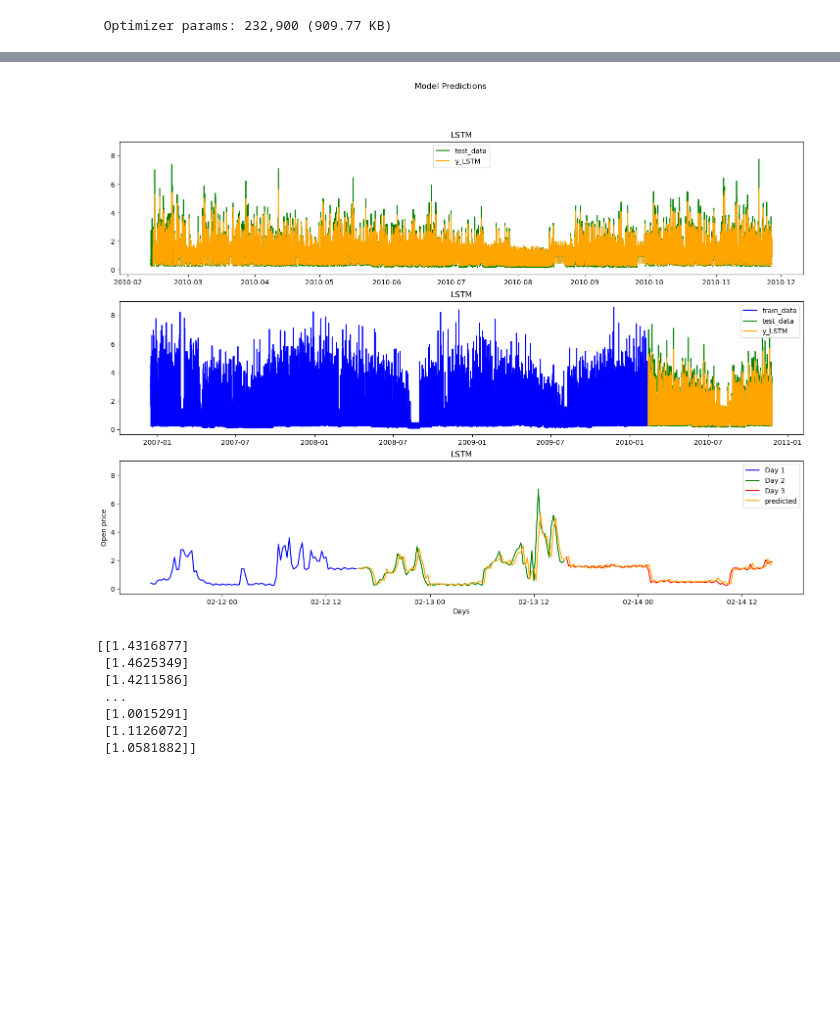
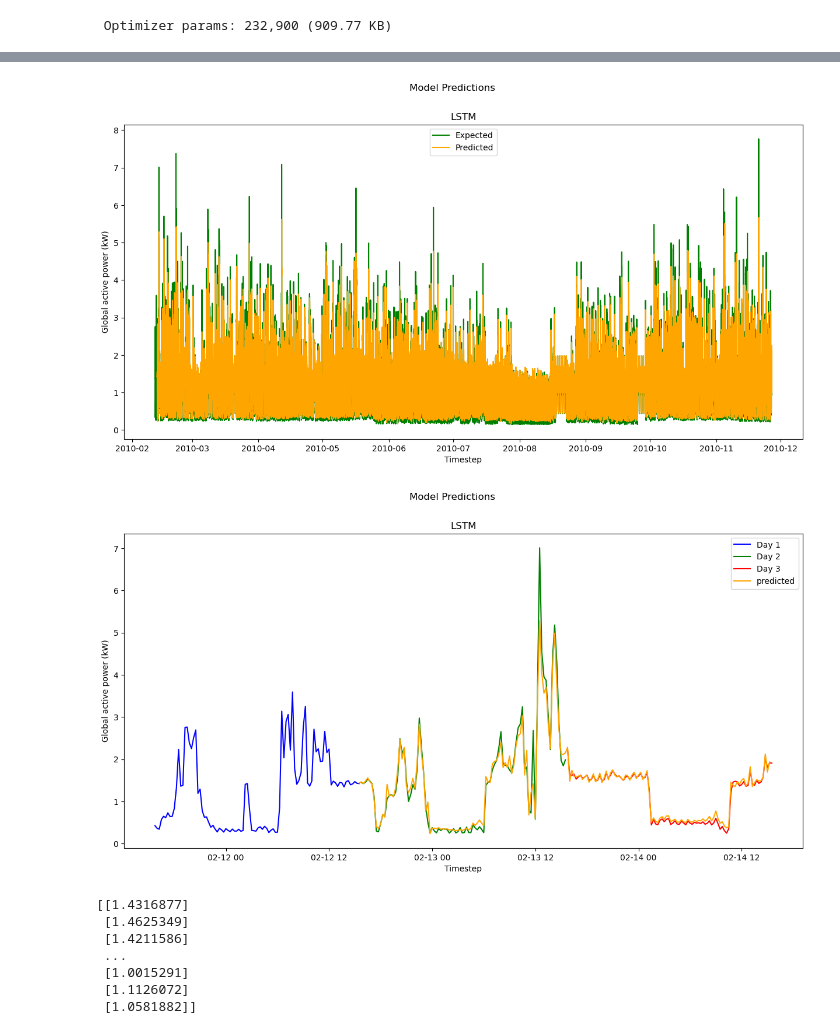
Before and after one commit to Mitchthesupermitch/cs172b-project, a Jupyter notebook: oneFeatureLSTM.ipynb, the cells around one changed output, grey strips where cells are left out. Saved outputs shown, nothing was run; the diff lists cells and outputs as text; code cells hidden in the pictures; blank space fills up the shorter version.

Commit message:
made some changes to oneFeatureLSTM

```diff
--- a/oneFeatureLSTM.ipynb
+++ b/oneFeatureLSTM.ipynb
@@ -269,33 +279,33 @@ Test RMSE: 0.4532959906502231, Test MAE: 0.2744275204037485, Test R squared scor
+# %%
+fig, axs = plt.subplots(figsize =(15,7))
+fig.suptitle('Model Predictions')
+
+axs.plot(test.index, test.Global_active_power, label = "Expected", color = "g")
+axs.plot(test.index[96:], y_LSTM_O, label = "Predicted", color = "orange")
+axs.legend()
+axs.title.set_text("LSTM")
+plt.xlabel("Timestep")
+plt.ylabel("Global active power (kW)")
+
+plt.show()
+# %% [output]
+[figure, added]
 # %%
+fig, axs = plt.subplots(figsize =(15,7))
+fig.suptitle('Model Predictions')
+axs.plot(test.index[:96], test.Global_active_power[:96], label = "Day 1", color = "blue")
+axs.plot(test.index[96:192], test.Global_active_power[96:192], label = "Day 2", color = "g")
+axs.plot(test.index[192:288], test.Global_active_power[192:288], label = "Day 3", color = "red")
 
-fig, axs = plt.subplots(3,figsize =(18,12),sharex=False, sharey=True)
-fig.suptitle('Model Predictions')
-
-#Plot for LSTM predictions
-axs[1].plot(train.index, train.Global_active_power, label = "train_data", color = "b")
-axs[1].plot(test.index, test.Global_active_power, label = "test_data", color = "g")
-axs[1].plot(test.index[96:], y_LSTM_O, label = "y_LSTM", color = "orange")
-axs[1].legend()
-axs[1].title.set_text("LSTM")
-axs[0].plot(test.index, test.Global_active_power, label = "test_data", color = "g")
-axs[0].plot(test.index[96:], y_LSTM_O, label = "y_LSTM", color = "orange")
-axs[0].legend()
-axs[0].title.set_text("LSTM")
-
-axs[2].plot(test.index[:96], test.Global_active_power[:96], label = "Day 1", color = "blue")
-axs[2].plot(test.index[96:192], test.Global_active_power[96:192], label = "Day 2", color = "g")
-axs[2].plot(test.index[192:288], test.Global_active_power[192:288], label = "Day 3", color = "red")
-
-axs[2].plot(test.index[96:288], y_LSTM_O[:192], label = "predicted", color = "orange")
-axs[2].legend()
-axs[2].title.set_text("LSTM")
-
-plt.xlabel("Days")
-plt.ylabel("Open price")
+axs.plot(test.index[95:287], y_LSTM_O[:192], label = "predicted", color = "orange")
+axs.legend()
+axs.title.set_text("LSTM")
+plt.xlabel("Timestep")
+plt.ylabel("Global active power (kW)")
 
 plt.show()
 # %% [output]
-[figure, old version]
+[figure, new version]
 # %%
 print(y_LSTM_O)
 # %% [output]
```
Also changed, not shown: parts of 6 cells of this notebook.
